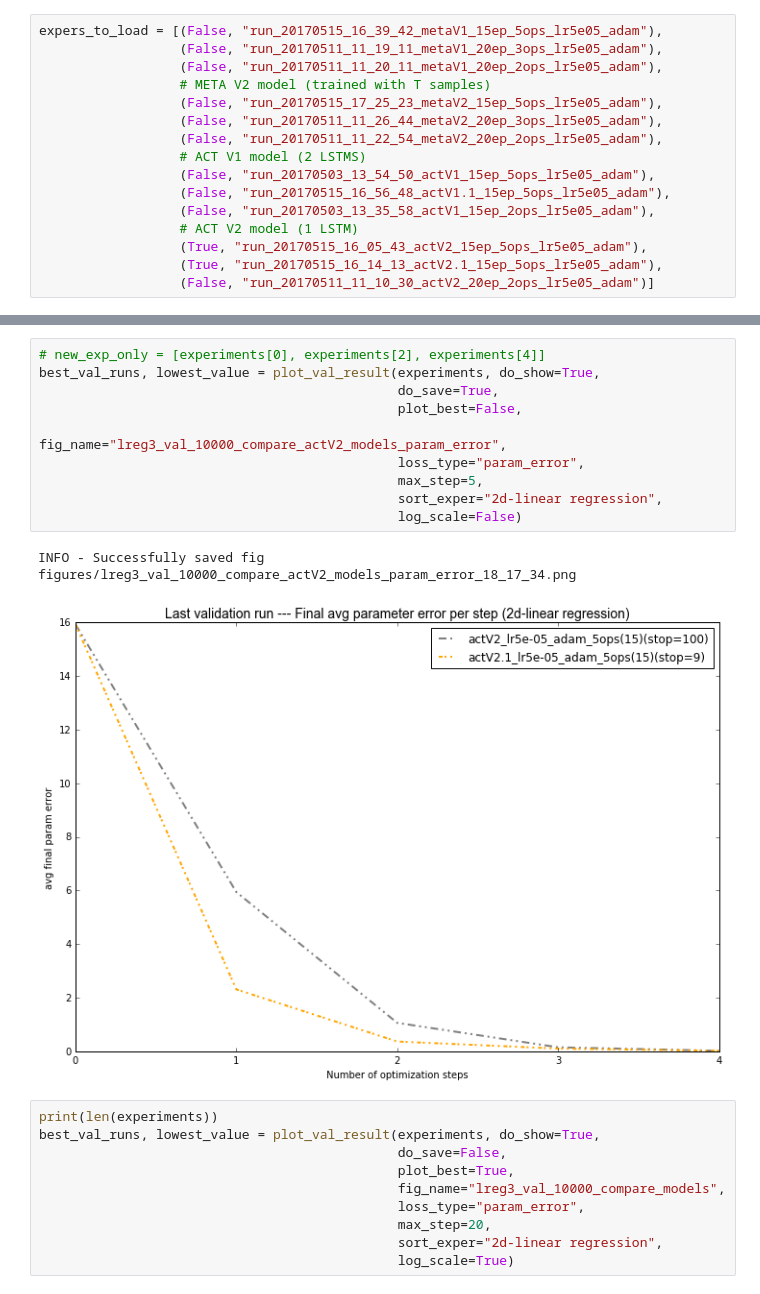
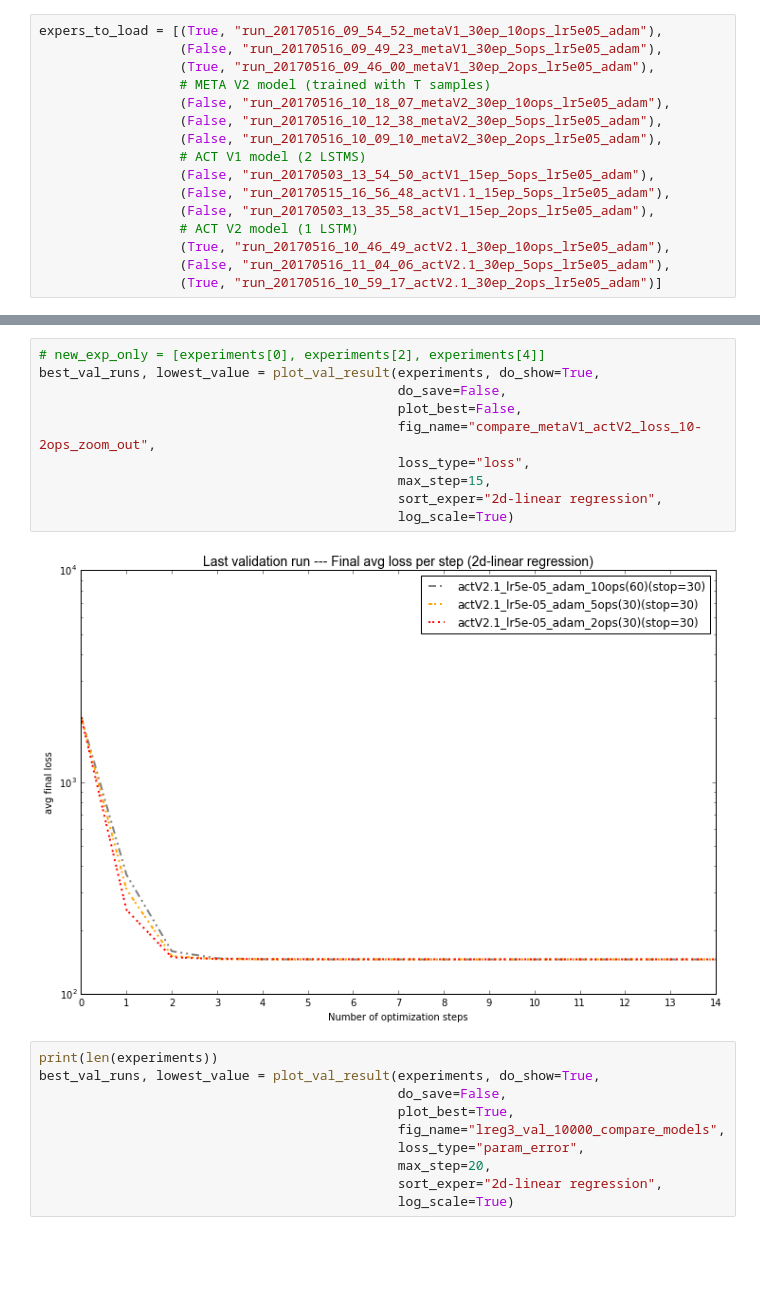
Before and after one commit to toologicbv/meta_learner, a Jupyter notebook: 2dquad_results_20170514.ipynb, the cells around one changed output, grey strips where cells are left out. Drawn from its saved outputs; the diff is of its cells as text; blank space fills up the shorter version.

```diff
--- a/2dquad_results_20170514.ipynb
+++ b/2dquad_results_20170514.ipynb
@@ -47,19 +44,19 @@ The autoreload extension is already loaded. To reload it, use:
 # %%
-expers_to_load = [(False, "run_20170515_16_39_42_metaV1_15ep_5ops_lr5e05_adam"),
-                  (False, "run_20170511_11_19_11_metaV1_20ep_3ops_lr5e05_adam"),
-                  (False, "run_20170511_11_20_11_metaV1_20ep_2ops_lr5e05_adam"),
+expers_to_load = [(True, "run_20170516_09_54_52_metaV1_30ep_10ops_lr5e05_adam"),
+                  (False, "run_20170516_09_49_23_metaV1_30ep_5ops_lr5e05_adam"),
+                  (True, "run_20170516_09_46_00_metaV1_30ep_2ops_lr5e05_adam"),
                   # META V2 model (trained with T samples)
-                  (False, "run_20170515_17_25_23_metaV2_15ep_5ops_lr5e05_adam"),
-                  (False, "run_20170511_11_26_44_metaV2_20ep_3ops_lr5e05_adam"),
-                  (False, "run_20170511_11_22_54_metaV2_20ep_2ops_lr5e05_adam"),
+                  (False, "run_20170516_10_18_07_metaV2_30ep_10ops_lr5e05_adam"),
+                  (False, "run_20170516_10_12_38_metaV2_30ep_5ops_lr5e05_adam"),
+                  (False, "run_20170516_10_09_10_metaV2_30ep_2ops_lr5e05_adam"),
                   # ACT V1 model (2 LSTMS)
                   (False, "run_20170503_13_54_50_actV1_15ep_5ops_lr5e05_adam"),
                   (False, "run_20170515_16_56_48_actV1.1_15ep_5ops_lr5e05_adam"),
                   (False, "run_20170503_13_35_58_actV1_15ep_2ops_lr5e05_adam"),
                   # ACT V2 model (1 LSTM)
-                  (True, "run_20170515_16_05_43_actV2_15ep_5ops_lr5e05_adam"),
-                  (True, "run_20170515_16_14_13_actV2.1_15ep_5ops_lr5e05_adam"),
-                  (False, "run_20170511_11_10_30_actV2_20ep_2ops_lr5e05_adam")]
+                  (True, "run_20170516_10_46_49_actV2.1_30ep_10ops_lr5e05_adam"),
+                  (False, "run_20170516_11_04_06_actV2.1_30ep_5ops_lr5e05_adam"),
+                  (True, "run_20170516_10_59_17_actV2.1_30ep_2ops_lr5e05_adam")]
 # %%
 without_models = False
 
@@ -103,16 +99,15 @@ INFO - INFO - loaded existing model from file logs/run_20170515_16_14_13_actV2.1
 # %%
 # new_exp_only = [experiments[0], experiments[2], experiments[4]]
 best_val_runs, lowest_value = plot_val_result(experiments, do_show=True,
-                                              do_save=True,
+                                              do_save=False,
                                               plot_best=False,
-                                              fig_name="lreg3_val_10000_compare_actV2_models_param_error",
-                                              loss_type="param_error",
-                                              max_step=5,
+                                              fig_name="compare_metaV1_actV2_loss_10-2ops_zoom_out",
+                                              loss_type="loss",
+                                              max_step=15,
                                               sort_exper="2d-linear regression",
-                                              log_scale=False)
+                                              log_scale=True)
 # %% [output]
-INFO - Successfully saved fig figures/lreg3_val_10000_compare_actV2_models_param_error_18_17_34.png
-[figure, old version]
+[figure, new version]
 # %%
 print(len(experiments))
 best_val_runs, lowest_value = plot_val_result(experiments, do_show=True,
```
Also changed, not shown: parts of 7 cells of this notebook, 4 other files.
